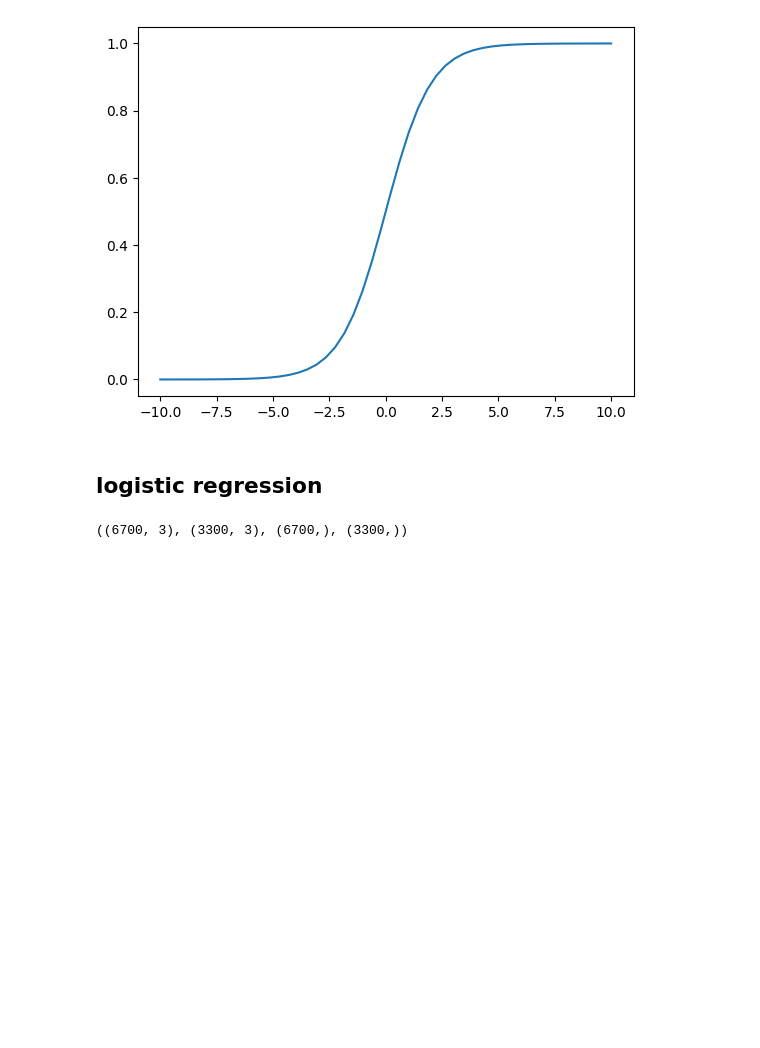
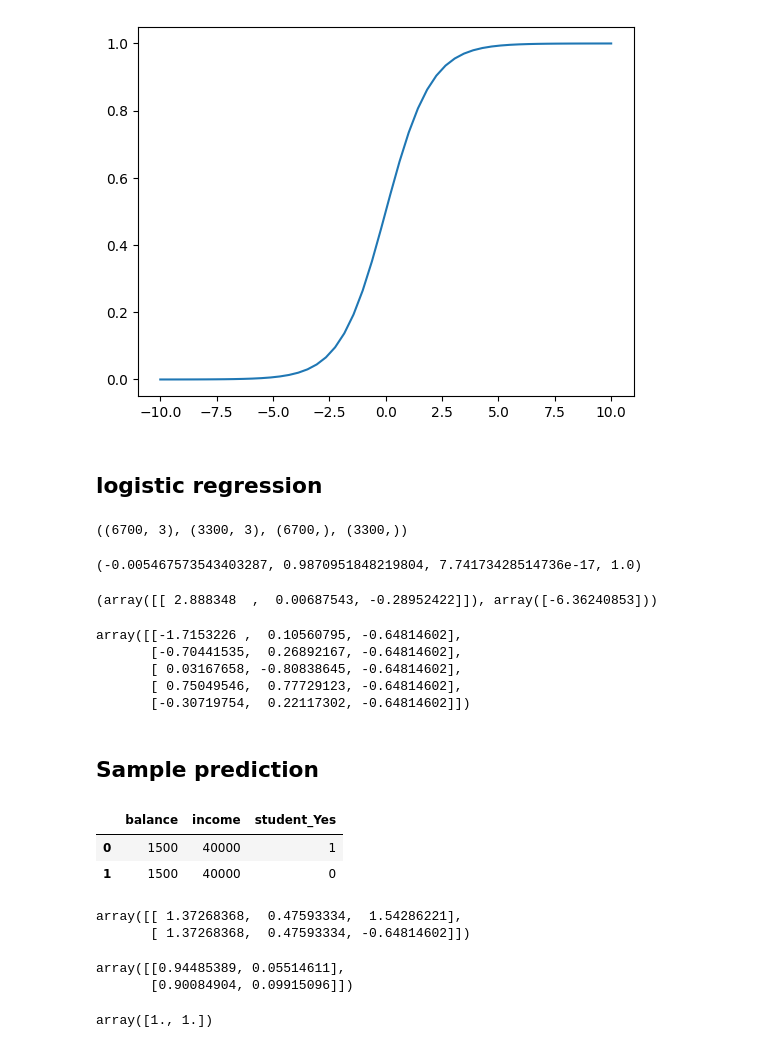
Before and after one commit to Razjoh/Machine-learning-Rasmus-Johansson, a Jupyter notebook: Code-along/L5-Logistic_regression.ipynb, the cells around one changed output. Saved outputs shown, nothing was run; the diff lists cells and outputs as text; code cells hidden in the pictures; blank space fills up the shorter version.

```diff
--- a/Code-along/L5-Logistic_regression.ipynb
+++ b/Code-along/L5-Logistic_regression.ipynb
@@ -107,3 +107,52 @@ X_train, X_test, y_train, y_test = train_test_split(X, y, test_size=0.33, random
 X_train.shape, X_test.shape, y_train.shape, y_test.shape
 # %% [output]
 ((6700, 3), (3300, 3), (6700,), (3300,))
+# %%
+scaler = StandardScaler()
+
+scaled_X_train = scaler.fit_transform(X_train)
+scaled_X_test = scaler.transform(X_test)
+
+scaled_X_test.mean(), scaled_X_test.std(), scaled_X_train.mean(), scaled_X_train.std(),
+# %% [output]
+(-0.005467573543403287, 0.9870951848219804, 7.74173428514736e-17, 1.0)
+# %%
+model = LogisticRegression(penalty=None)
+model.fit(scaled_X_train, y_train)
+model.coef_, model.intercept_
+# %% [output]
+(array([[ 2.888348  ,  0.00687543, -0.28952422]]), array([-6.36240853]))
+# %%
+scaled_X_train[:5]
+# %% [output]
+array([[-1.7153226 ,  0.10560795, -0.64814602],
+       [-0.70441535,  0.26892167, -0.64814602],
+       [ 0.03167658, -0.80838645, -0.64814602],
+       [ 0.75049546,  0.77729123, -0.64814602],
+       [-0.30719754,  0.22117302, -0.64814602]])
+# %% [markdown]
+## Sample prediction
+# %%
+test_sample = pd.DataFrame({"balance": [1500, 1500], "income": [40000, 40000], "student_Yes": [1,0]})
+
+test_sample
+# %% [output]
+|  | balance | income | student_Yes |
+| 0 | 1500 | 40000 | 1 |
+| 1 | 1500 | 40000 | 0 |
+# %%
+scaled_test_sample = scaler.transform(test_sample)
+scaled_test_sample
+# %% [output]
+array([[ 1.37268368,  0.47593334,  1.54286221],
+       [ 1.37268368,  0.47593334, -0.64814602]])
+# %%
+model.predict_proba(scaled_test_sample)
+# sample1, probability not to default 0.944, prob to default 0.055
+# %% [output]
+array([[0.94485389, 0.05514611],
+       [0.90084904, 0.09915096]])
+# %%
+model.predict_proba(scaled_test_sample).sum(axis=1)
+# %% [output]
+array([1., 1.])
```
Also changed, not shown: parts of 8 cells of this notebook.
